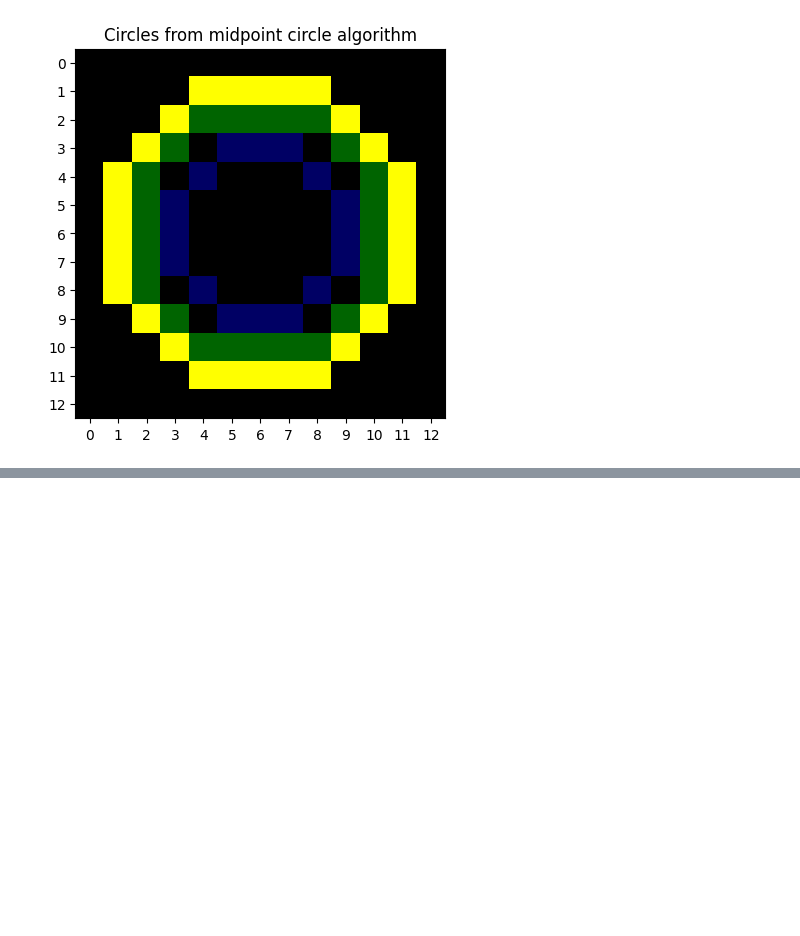
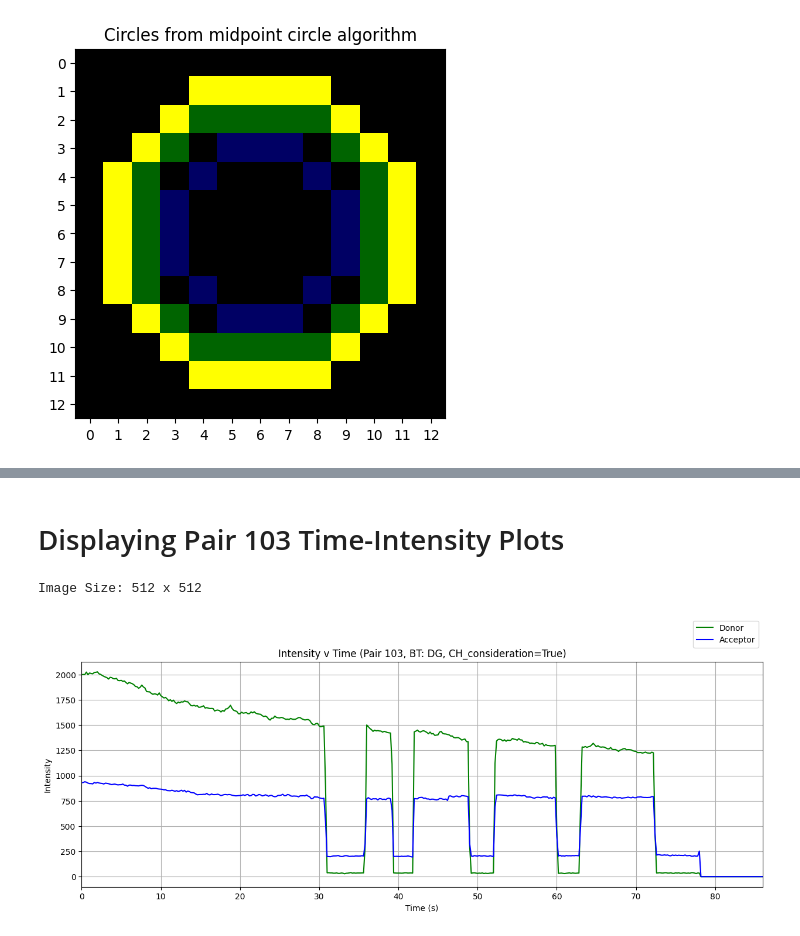
Before and after one commit to ljhason/smPy-UserGuide, a Jupyter notebook: User Guide - Two Colour/UserGuide_TwoColour.ipynb, the cells around one changed output, grey strips where cells are left out. Drawn from its saved outputs; the diff is of its cells as text; code cells hidden in the pictures; blank space fills up the shorter version.

```diff
--- a/User Guide - Two Colour/UserGuide_TwoColour.ipynb
+++ b/User Guide - Two Colour/UserGuide_TwoColour.ipynb
@@ -300,0 +331,47 @@ plt.yticks(np.arange(0, circle_array.shape[0], 1))
+# %% [markdown]
+# Displaying Pair 103 Time-Intensity Plots
+# %%
+peak_idx = 103
+tpf = 1/5
+radius=4
+time_interval=10
+CH1_intensity_interval=500
+CH2_intensity_interval=250
+figsize=(15, 10)
+
+y_CH1, x_CH1 = poly_pair_CH1[peak_idx]
+y_CH2, x_CH2 = poly_pair_CH2[peak_idx]
+DG_tot_intensity_all_frames_CH1 = []
+DG_tot_intensity_all_frames_CH2 = []
+
+DG_Frames_data = DG_background_subtraction(file_path, radius, y_centres, x_centres, CH_consideration=True)
+
+circle_array_new = draw_circle(4, y_centres, x_centres, image.shape[0])
+mask = (circle_array_new == [255, 255, 0]).all(axis=-1)
+
+for i in range(len(DG_Frames_data)):
+    if DG_Frames_data[i].ndim == 2:
+        DG_frame_3d = np.repeat(DG_Frames_data[i][..., np.newaxis], 3, -1)
+    elif DG_Frames_data[i].ndim==3 and DG_Frames_data[i].shape[2]==3:
+        DG_frame_3d = DG_Frames_data[i]
+    DG_frame_3d[mask] = [255, 255, 0]
+    DG_total_intensity_CH1,_ = intensity_in_circle(DG_frame_3d, radius, y_CH1, x_CH1)
+    DG_total_intensity_CH2,_ = intensity_in_circle(DG_frame_3d, radius, y_CH2, x_CH2)
+    DG_tot_intensity_all_frames_CH1.append(DG_total_intensity_CH1)
+    DG_tot_intensity_all_frames_CH2.append(DG_total_intensity_CH2)
+
+time = np.linspace(0, (len(DG_tot_intensity_all_frames_CH1)-1)*tpf, len(DG_tot_intensity_all_frames_CH1))
+
+plt.figure(figsize=(15, 5))
+plt.plot(time, DG_tot_intensity_all_frames_CH1, color='green', label='Donor')
+plt.plot(time, DG_tot_intensity_all_frames_CH2, color='blue', label='Acceptor')
+plt.title(f'Intensity v Time (Pair {peak_idx}, BT: DG, CH_consideration=True)')
+plt.ylabel('Intensity')
+plt.xlabel('Time (s)')
+plt.xlim(0, time[-1])
+plt.grid()
+plt.legend(loc='upper right', bbox_to_anchor=(1, 1.2))
+plt.show()
+# %% [output]
+Image Size: 512 x 512
+[figure, added]
```
Also changed, not shown: parts of 1 cell of this notebook.
